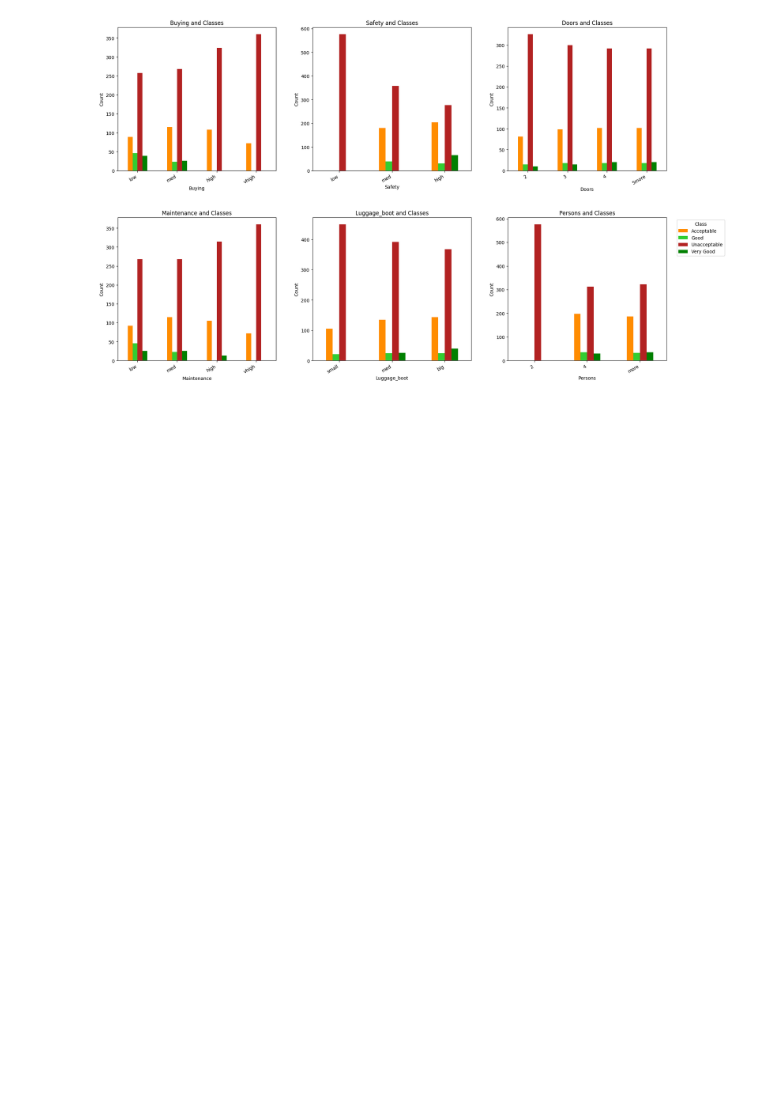
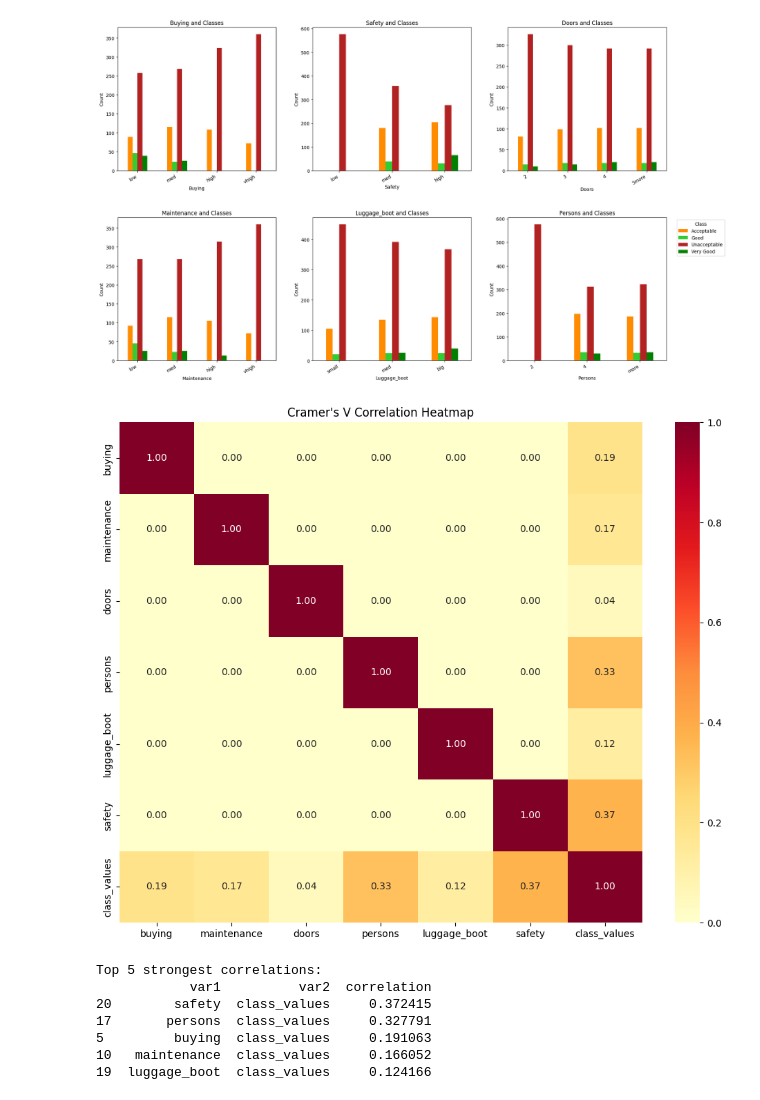
Before and after one commit to jovanovic-djo/car-value-score-prediction, a Jupyter notebook: notebooks/exploratory_data_analysis.ipynb, the cells around one changed output. Cells and saved outputs as stored; diff of their text form; code cells hidden in the pictures; blank space fills up the shorter version.

Commit message:
add new heatmap to eda

```diff
--- a/notebooks/exploratory_data_analysis.ipynb
+++ b/notebooks/exploratory_data_analysis.ipynb
@@ -240,3 +241,63 @@ plt.savefig(graph_directory + output)
 plt.show()
 # %% [output]
 [figure]
+# %%
+def cramers_v(x, y):
+    """Calculate Cramer's V correlation between two categorical variables."""
+    confusion_matrix = pd.crosstab(x, y)
+    chi2, _, _, _ = chi2_contingency(confusion_matrix)
+    n = confusion_matrix.sum().sum()
+    min_dim = min(confusion_matrix.shape) - 1
+    return np.sqrt(chi2 / (n * min_dim))
+
+# Get list of all categorical columns
+categorical_columns = df.columns.tolist()
+
+# Create correlation matrix using Cramer's V
+n = len(categorical_columns)
+cramer_matrix = np.zeros((n, n))
+
+for i in range(n):
+    for j in range(n):
+        cramer_matrix[i, j] = cramers_v(df[categorical_columns[i]], df[categorical_columns[j]])
+
+# Create heatmap
+plt.figure(figsize=(10, 8))
+sns.heatmap(
+    cramer_matrix,
+    annot=True,
+    cmap='YlOrRd',
+    xticklabels=categorical_columns,
+    yticklabels=categorical_columns,
+    vmin=0,
+    vmax=1,
+    fmt='.2f'
+)
+plt.title("Cramer's V Correlation Heatmap")
+plt.tight_layout()
+output = "cramers correlation graph"
+plt.savefig(graph_directory + output)
+plt.show()
+
+# Print strongest correlations
+correlations = []
+for i in range(n):
+    for j in range(i+1, n):
+        correlations.append({
+            'var1': categorical_columns[i],
+            'var2': categorical_columns[j],
+            'correlation': cramer_matrix[i, j]
+        })
+
+correlations_df = pd.DataFrame(correlations)
+print("\nTop 5 strongest correlations:")
+print(correlations_df.sort_values('correlation', ascending=False).head())
+# %% [output]
+[figure, added]
+Top 5 strongest correlations:
+            var1          var2  correlation
+20        safety  class_values     0.372415
+17       persons  class_values     0.327791
+5         buying  class_values     0.191063
+10   maintenance  class_values     0.166052
+19  luggage_boot  class_values     0.124166
```
Also changed, not shown: parts of 1 cell of this notebook, 1 other file.
